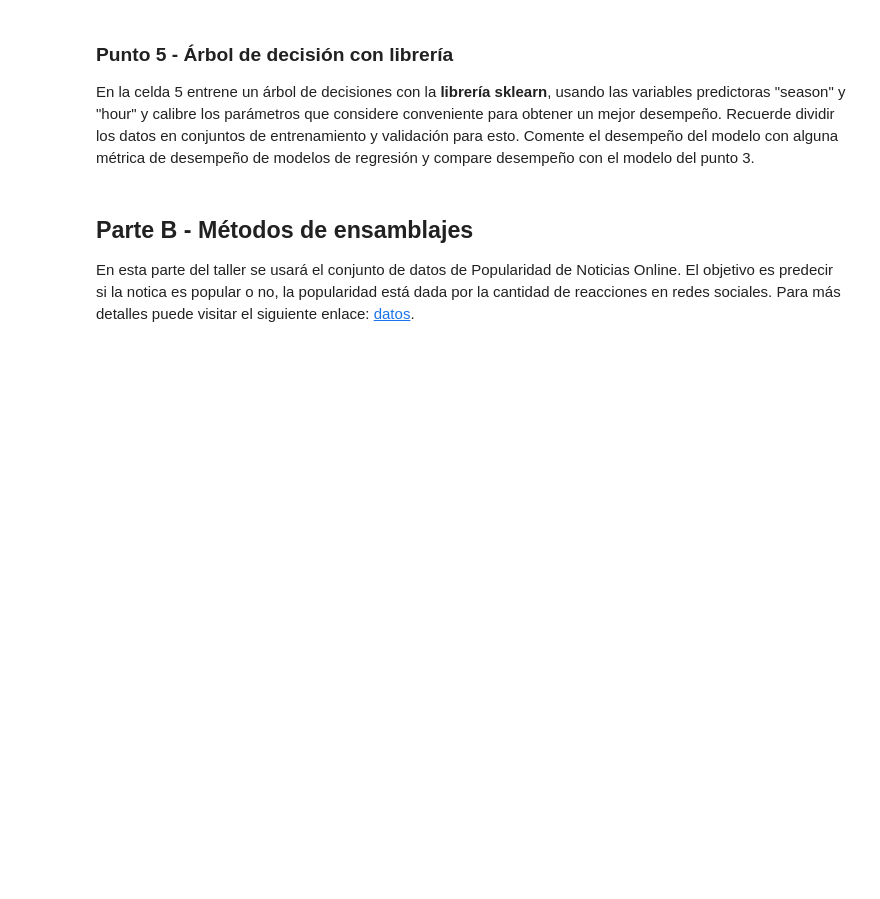
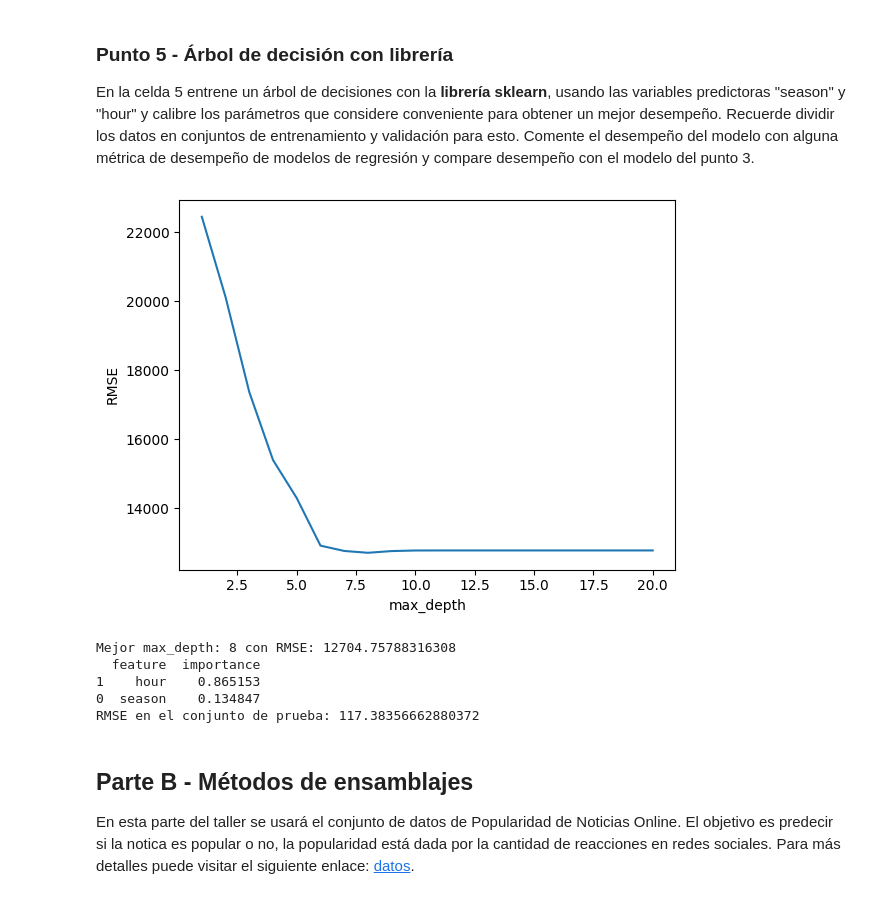
Before and after one commit to edgarango/MIAD_NLP_2024, a Jupyter notebook: Semana 1/S1TC1_arboles_ensamblajes.ipynb, the cells around one changed output. Drawn from its saved outputs; the diff is of its cells as text; code cells hidden in the pictures; blank space fills up the shorter version.

```diff
--- a/Semana 1/S1TC1_arboles_ensamblajes.ipynb
+++ b/Semana 1/S1TC1_arboles_ensamblajes.ipynb
@@ -159,3 +235,56 @@ En la celda 5 entrene un árbol de decisiones con la **librería sklearn**, usan
+# %%
+from sklearn.model_selection import train_test_split, cross_val_score
+from sklearn.tree import DecisionTreeRegressor
+import matplotlib.pyplot as plt
+
+# Preparación datos
+X = bikes[['season', 'hour']]
+y = bikes['total']
+
+# Dividir los datos en conjuntos de entrenamiento y prueba
+X_train, X_test, y_train, y_test = train_test_split(X, y, test_size=0.3, random_state=42)
+
+# Lista de valores para calibrar el criterio de parada de máxima profundidad (max_depth)
+max_depth_range = range(1, 21)
+
+# Lista para guardar los valores del RMSE para cada valor de máxima profundidad
+rmse_scores = []
+
+# Loop para obtener el desempeño del modelo de acuerdo con la máxima profundidad
+for depth in max_depth_range:
+    # Definición del árbol de decisión usando DecisionTreeRegressor de sklearn
+    reg = DecisionTreeRegressor(max_depth=depth, random_state=1)
+    rmse_scores.append(-cross_val_score(reg, X_train, y_train, cv=10, scoring='neg_mean_squared_error').mean())
+
+# Gráfica max_depth vs RMSE
+plt.plot(max_depth_range, rmse_scores)
+plt.xlabel('max_depth')
+plt.ylabel('RMSE')
+plt.show()
+
+# Mejor RMSE y max_depth
+best_depth = sorted(zip(rmse_scores, max_depth_range))[0][1]
+print(f"Mejor max_depth: {best_depth} con RMSE: {sorted(rmse_scores)[0]}")
+
+# Ajustar un árbol usando el mejor valor de max_depth
+reg = DecisionTreeRegressor(max_depth=best_depth, random_state=1)
+reg.fit(X_train, y_train)
+feature_importances = pd.DataFrame({'feature': X_train.columns, 'importance': reg.feature_importances_}).sort_values('importance', ascending=False)
+print(feature_importances)
+
+# Evaluación del modelo en el conjunto de prueba
+from sklearn.metrics import mean_squared_error
+
+y_pred = reg.predict(X_test)
+rmse = mean_squared_error(y_test, y_pred, squared=False)
+print(f"RMSE en el conjunto de prueba: {rmse}")
+# %% [output]
+[figure, added]
+Mejor max_depth: 8 con RMSE: 12704.75788316308
+  feature  importance
+1    hour    0.865153
+0  season    0.134847
+RMSE en el conjunto de prueba: 117.38356662880372
 # %% [markdown]
 ## Parte B - Métodos de ensamblajes
 En esta parte del taller se usará el conjunto de datos de Popularidad de Noticias Online. El objetivo es predecir si la notica es popular o no, la popularidad está dada por la cantidad de reacciones en redes sociales. Para más detalles puede visitar el siguiente enlace: [datos](https://archive.ics.uci.edu/ml/datasets/online+news+popularity).
```
Also changed, not shown: parts of 20 cells of this notebook.
